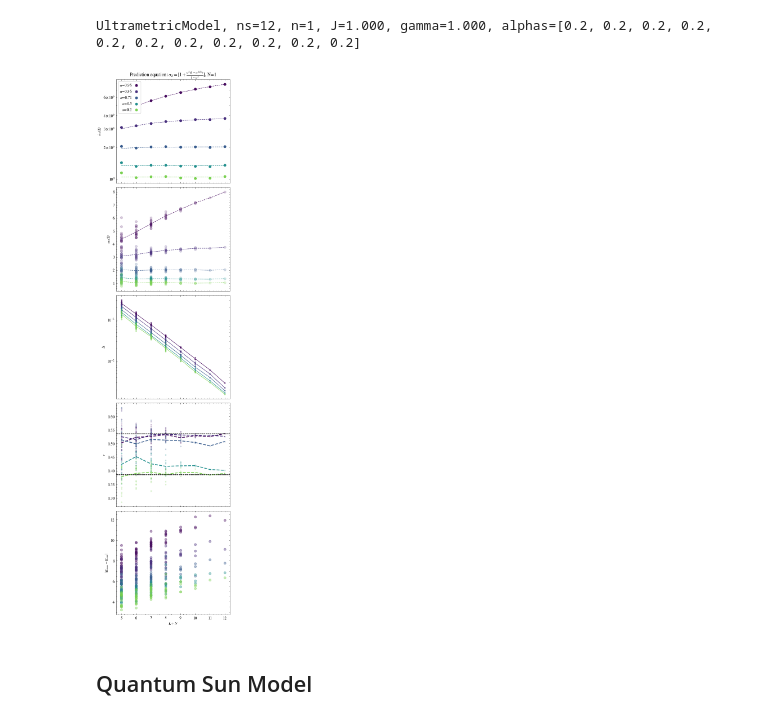
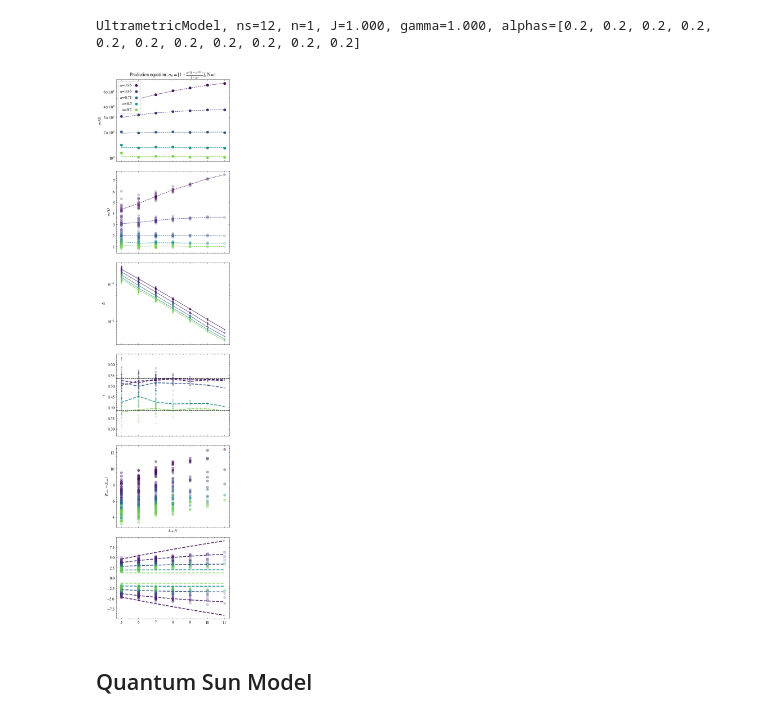
Before and after one commit to makskliczkowski/QuantumEigenSolver, a Jupyter notebook: Python/QES/tests.ipynb, the cells around one changed output. Drawn from its saved outputs; the diff is of its cells as text; code cells hidden in the pictures.

```diff
--- a/Python/QES/tests.ipynb
+++ b/Python/QES/tests.ipynb
@@ -442,8 +442,12 @@ hamil.hamil
 ## UM model
 # %%
 from Algebra.Model.Interacting.Spin.ultrametric import UltrametricModel
+import numpy as np
 backend = 'np'
-hamil   = UltrametricModel(ns=9, hilbert_space=None, n=3, J=1, seed=124,
-                        alphas=0.6, backend=backend, dtype='float64')
-hamil.alphas
+hamil   = UltrametricModel(ns=10, hilbert_space=None, n=2, J=1.0, seed=124,
+                        alphas=0.5, backend=backend, dtype='float64')
+hamil
+
+sum_alpha = np.sum([a**(k + 1) for k, a in enumerate(hamil.alphas)])
+print(f"Sum of alphas: {sum_alpha}")
 # %% [output]
@@ -468,8 +454,0 @@ INFO:general_python.common.flog:241:            ->[Hamiltonian] Successfully set
-# %%
-import matplotlib.pyplot as plt
-energies = []
-for i in range(1):
-    hamil.build(verbose=True, use_numpy=True)
-    hamil.diagonalize(verbose=True)
-    print(f"Memory:{hamil.memory_gb:.3e}gb")
-    energies.append(hamil.eig_val)
@@ -509,7 +558,7 @@ import Algebra.hamil_jit_methods as hjit
 N       = 1
 # nss     = np.array([5, 6, 7, 8, 9, 10, 11, 12, 13])
 # nrealiz = [200, 150, 120, 100, 70, 50, 20, 10, 2]
-nss     = np.array([5, 6, 7, 8, 9, 10, 11, 12])
+nss     = np.array([5, 6, 7, 8, 9, 10, 11])
 # nss     = np.array([5, 6, 7, 8])
 nrealiz = [20, 20, 20, 10, 5, 3, 1, 1]
 alphas  = np.array([0.9, 0.3])
@@ -518,6 +567,8 @@ widths  = {(alpha, ns) : [] for ns in nss for alpha in alphas}
 bwidths = {(alpha, ns) : [] for ns in nss for alpha in alphas}
 mlvls   = {(alpha, ns) : [] for ns in nss for alpha in alphas}
 gaps    = {(alpha, ns) : [] for ns in nss for alpha in alphas}
+maxes   = {(alpha, ns) : [] for ns in nss for alpha in alphas}
+mins    = {(alpha, ns) : [] for ns in nss for alpha in alphas}
 for ins, ns in enumerate(nss):
     nh      = 2**ns
     for alpha in alphas:
@@ -533,7 +584,7 @@ for ins, ns in enumerate(nss):
                 hamil.diagonalize(verbose=False)
             else:
                 hamil.randomize()
-                hamil.diagonalize(verbose=True)
+                hamil.diagonalize(verbose=False)
             # calculate the energy width
             energy_width = hjit.energy_width(hamil.hamil) / nh
             mean_lvl_sp  = hjit.mean_level_spacing(hamil.eig_val)
@@ -543,4 +594,6 @@ for ins, ns in enumerate(nss):
             mlvls[(alpha, ns)].append(mean_lvl_sp)
             gaps[(alpha, ns)].append(gap_ratio)
             bwidths[(alpha, ns)].append(bandwidth)
+            maxes[(alpha, ns)].append(hamil.eig_val[-1])
+            mins[(alpha, ns)].append(hamil.eig_val[0])
         # print(f"Mean energy width for ns={ns}: {np.mean(widths[(alpha, ns)]):.3e}")
@@ -573,9 +608,11 @@ import matplotlib.pyplot as plt
 import general_python.common.plot as plotter
 from scipy.optimize import curve_fit
 
-fig, ax = plotter.Plotter.get_subplots(5, 1, 5, 20, sharex = True)
+fig, ax = plotter.Plotter.get_subplots(6, 1, 5, 20, sharex = True)
 ax[0].set_title(r'Prediction equation: $\sigma_E = [1 + \frac{\alpha^2 (1 - \alpha^{2(L)})}{1 - \alpha^2}]$, N=' + str(N))
-
+prediction_min = lambda j, a, l: -2 * (1 + j * (a * (1-a**l))/ (1 - a))
+prediction_max = lambda j, a, l: 2 * (1 + j * (a * (1-a**l))/ (1 - a))
+nss     = np.array(nss)
 for alpha in alphas:
     getcolor, colors, norm  = plotter.Plotter.get_colormap(np.arange(0, 1, 1e-2), 'viridis_r')
     color                   = getcolor(alpha)
@@ -599,34 +636,45 @@ for alpha in alphas:
         y           = np.array(mlvls[(alpha, ns)])
         ax[2].scatter([ns] * len(y), y, color=color, alpha=0.5, marker = '.')
     ax[2].plot(nss, [np.mean(mlvls[(alpha, ns)]) for ns in nss], color=color, label=f'$\\alpha$={alpha}', linestyle='-')
     # gap ratio
     for ns in nss:
         y           = np.array(gaps[(alpha, ns)])
         ax[3].scatter([ns] * len(y), y, color=color, alpha=0.2, marker = '.')
     ax[3].plot(nss, [np.mean(gaps[(alpha, ns)]) for ns in nss], color=color, label=f'$\\alpha$={alpha}', linestyle='--', lw = 2)
     ax[3].axhline(y=0.5359, color='k', linestyle='--', label='GOE')
     ax[3].axhline(y=0.3862, color='k', linestyle='--', label='Poisson')
     # bandwidth
     for ns in nss:
         y           = np.array(bwidths[(alpha, ns)])
         ax[4].scatter([ns] * len(y), y, color=color, alpha=0.4)
+    # min/max
+    for ns in nss:
+        y           = np.array(maxes[(alpha, ns)])
+        ax[5].scatter([ns] * len(y), y, color=color, alpha=0.2, marker = 's')
+        y           = np.array(mins[(alpha, ns)])
+        ax[5].scatter([ns] * len(y), y, color=color, alpha=0.2, marker = 'o')
+        # plot the predictions
+    y           = max_ansatz(hamil.J, alpha, nss - N)
+    ax[5].plot(nss, y, color=color, linestyle='--', lw = 2)
+    y           = min_ansatz(hamil.J, alpha, nss - N)
+    ax[5].plot(nss, y, color=color, linestyle='--', lw = 2)
 
 ax[0].set_ylabel(r'$\bar \sigma_E/\mathcal{D}$')
 ax[1].set_ylabel(r'$\sigma_E/\mathcal{D}$')
 ax[2].set_ylabel(r'$\Delta$')
 ax[3].set_ylabel(r'$r$')
 ax[4].set_xlabel(r'$L+N$')
 ax[4].set_ylabel(r'$|E_{max} - E_{min}|$')
 
 plotter.Plotter.set_legend(ax[0], loc='upper left', frameon=True)
 # ax[0].legend()
 ax[0].set_yscale('log')
 ax[2].set_yscale('log')
 plt.tight_layout()
 # plt.yscale('log')
 plt.savefig('ultrametric_energy_width_small.png')
 # %% [output]
-[figure, old version]
+[figure, new version]
 # %% [markdown]
 ## Quantum Sun Model
 # %%
```
Also changed, not shown: parts of 7 cells of this notebook, 3 other files.
